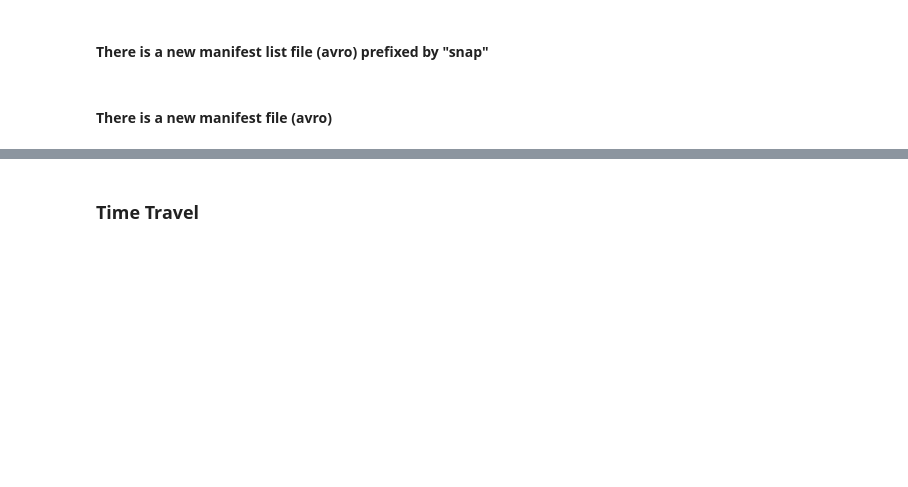
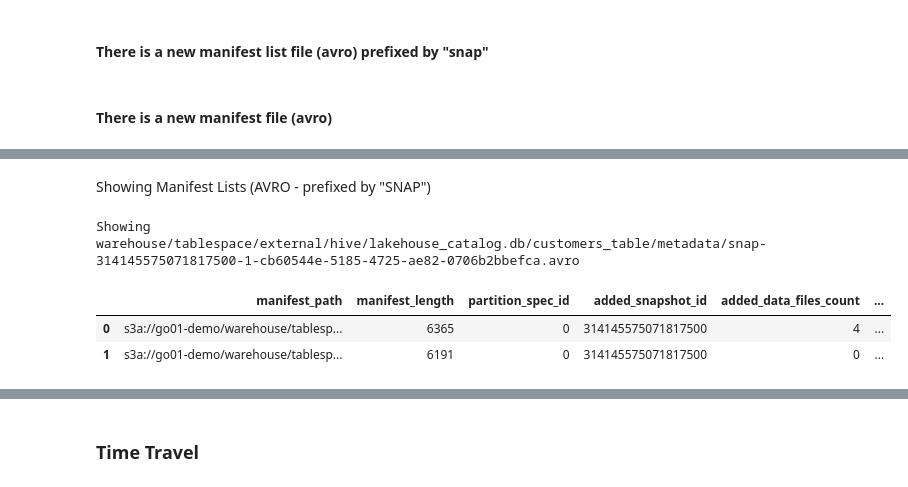
Before and after one commit to pdefusco/CDP_Lakehouse_ACE_HOL, a Jupyter notebook: cml/01_Iceberg_Architecture.ipynb, the cells around one changed output, grey strips where cells are left out. Saved outputs shown, nothing was run; the diff lists cells and outputs as text; code cells hidden in the pictures; blank space fills up the shorter version.

Commit message:
showing manifest lists first

```diff
--- a/cml/01_Iceberg_Architecture.ipynb
+++ b/cml/01_Iceberg_Architecture.ipynb
@@ -328,7 +328,9 @@ spark.sql("SELECT * FROM lakehouse_catalog.customers_table.all_data_files;").toP
 s3 = boto3.resource('s3')
 my_bucket = s3.Bucket("go01-demo")
 
+metadata_file_list = []
+
 for object_summary in my_bucket.objects.filter(Prefix="warehouse/tablespace/external/hive/lakehouse_catalog.db/customers_table/metadata"):
     print(object_summary.key +"\n")
-    metadata_file = object_summary.key
+    metadata_file_list.append(object_summary.key)
 # %% [output]
@@ -349,0 +375,10 @@ warehouse/tablespace/external/hive/lakehouse_catalog.db/customers_table/metadata
+# %% [markdown]
+Showing Manifest Lists (AVRO - prefixed by "SNAP")
+# %%
+print("Showing " + metadata_file_list[6])
+spark.read.format("avro").load("s3a://go01-demo/" + metadata_file_list[6]).toPandas()
+# %% [output]
+Showing warehouse/tablespace/external/hive/lakehouse_catalog.db/customers_table/metadata/snap-314145575071817500-1-cb60544e-5185-4725-ae82-0706b2bbefca.avro
+|  | manifest_path | manifest_length | partition_spec_id | added_snapshot_id | added_data_files_count | ... |
+| 0 | s3a://go01-demo/warehouse/tablesp... | 6365 | 0 | 314145575071817500 | 4 | ... |
+| 1 | s3a://go01-demo/warehouse/tablesp... | 6191 | 0 | 314145575071817500 | 0 | ... |
```
Also changed, not shown: parts of 22 cells of this notebook, 1 other file.
